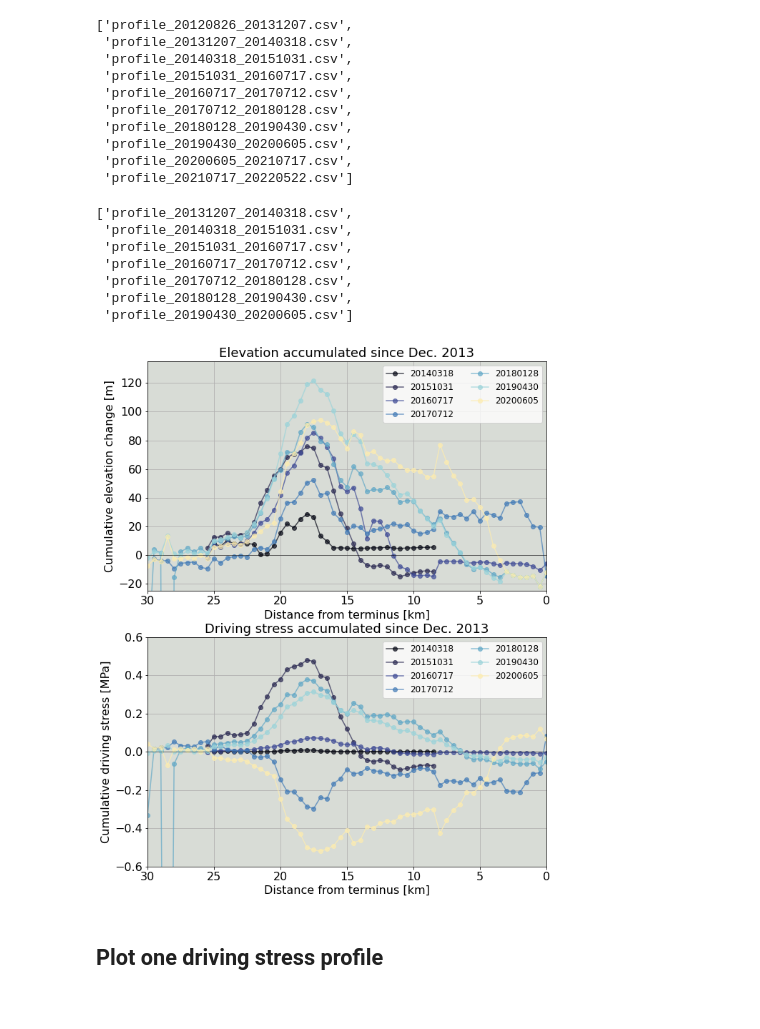
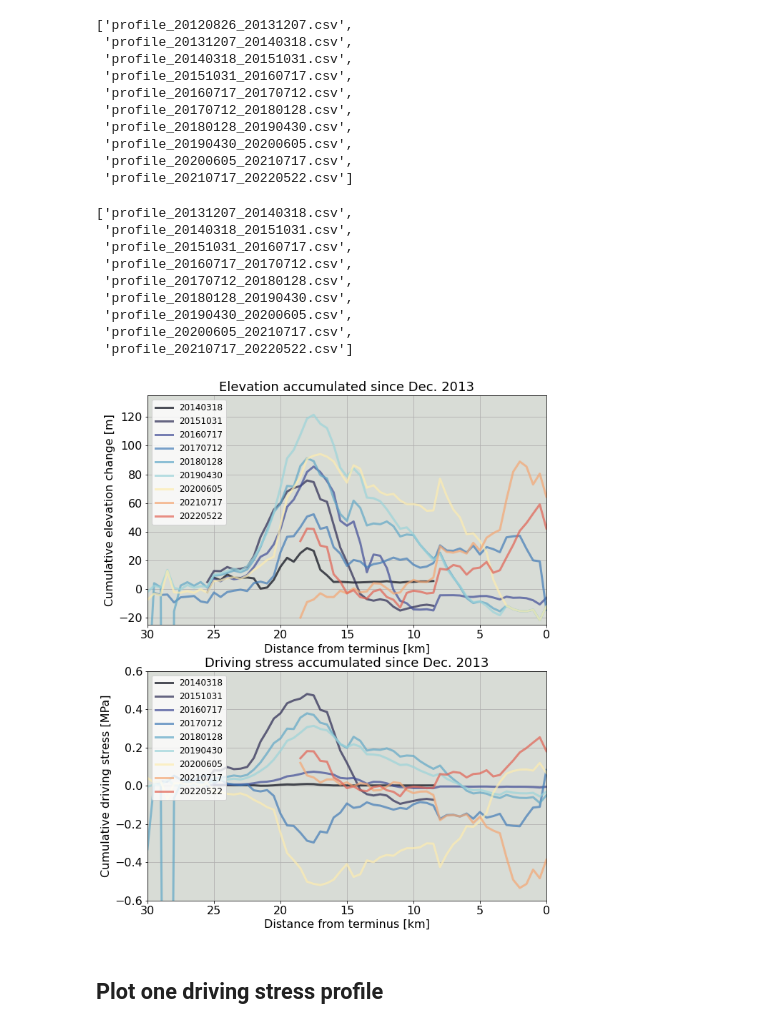
Before and after one commit to jukesliu/TG-surge, a Jupyter notebook: centerline_elevation_processing.ipynb, the cells around one changed output. Saved outputs shown, nothing was run; the diff lists cells and outputs as text; code cells hidden in the pictures.

```diff
--- a/centerline_elevation_processing.ipynb
+++ b/centerline_elevation_processing.ipynb
@@ -22,7 +23,7 @@ clinepath = '/Users/jukesliu/Documents/TURNER/DATA/shapefiles_gis/centerlines/'
 for file in os.listdir(clinepath):
     if file.endswith('.shp'):
         print(file)
-cfile = 'centerline_n_utm07_500m_circlebuffer.shp'
+cfile = 'centerline_n_utm07_250m_circlebuffer.shp'
 ########################################################
 print(); print(cfile, 'CHOSEN')
 
@@ -406,6 +509,8 @@ filenames
  'profile_20190430_20200605.csv',
  'profile_20200605_20210717.csv',
  'profile_20210717_20220522.csv']
+# %%
+filenames = filenames[1:-2]
 # %%
 fig, ax = plt.subplots(figsize=(10,6))
 fs = 18
@@ -475,7 +588,7 @@ filenames
  'profile_20210717_20220522.csv']
 # %%
 # quisecence only:
-filenames = filenames[:-2]
+# filenames = filenames[:-1]
 filenames = filenames[1:]
 filenames
 # %% [output]
@@ -485,15 +598,35 @@ filenames
  'profile_20160717_20170712.csv',
  'profile_20170712_20180128.csv',
  'profile_20180128_20190430.csv',
- 'profile_20190430_20200605.csv']
+ 'profile_20190430_20200605.csv',
+ 'profile_20200605_20210717.csv',
+ 'profile_20210717_20220522.csv']
 # %%
 fig, (ax, ax2) = plt.subplots(2,1,figsize=(10,13))
 fs = 16
 alpha = 0.7
+lw = 3
 # background_col='xkcd:pale grey'
 background_col='xkcd:light grey'
 colors_cold = cmocean.cm.ice(np.linspace(0,1,7))
 colors_warm = cmocean.cm.matter(np.linspace(0,1,6))
+ax.set_xlim(30,0)
+
+ax.tick_params(axis='both', which='major', labelsize=fs)
+ax.set_ylim([-25,135])
+ax.set_ylabel('Cumulative elevation change [m]', fontsize=fs)
+ax.set_xlabel('Distance from terminus [km]', fontsize=fs)
+
+ax2.set_xlim(30,0)
+ax2.set_ylim(-0.6,0.6)
+ax2.tick_params(axis='both', which='major', labelsize=fs)
+ax2.set_xlabel('Distance from terminus [km]', fontsize=fs)
+ax2.set_ylabel('Cumulative driving stress [MPa]', fontsize=fs)
+
+ax.grid(); ax2.grid()
+ax.set_facecolor(background_col); ax2.set_facecolor(background_col)
+ax.set_title('Elevation accumulated since Dec. 2013',fontsize=fs+2)
+ax2.set_title('Driving stress accumulated since Dec. 2013',fontsize=fs+2)
 
 legends = []
 a = 0
@@ -509,59 +642,44 @@ for filename in filenames:
     # grab the slope change
     slope_change = float(ss_td_df[ss_td_df.ds1 == ds1].slope_change)
 
     df = pd.read_csv(dem_diff_path+newfolder+'/'+filename)
     if c == 0:
         elev_diff = np.array(df.mean_elev_diff)
         elev_diff[np.isnan(elev_diff)] = 0
         cumulative_elev_diff = elev_diff
 #     elif ds1 == '20180128':
 #         print(elev_diff)
     else:
         elev_diff = np.array(df.mean_elev_diff)
-        elev_diff[np.isnan(elev_diff)] = 0
+        if not (ds2.startswith('2021') or ds2.startswith('2022')):
+            elev_diff[np.isnan(elev_diff)] = 0
         cumulative_elev_diff = cumulative_elev_diff + elev_diff
     max_driving_stress = np.nanmax(elev_diff*9.81*917);
     max_increase_driving_stress.append(max_driving_stress); ds1s.append(ds1); ds2s.append(ds2)
     nan_cumulative_elev = cumulative_elev_diff.copy() # copy the cumulative_elev_diff
     nan_cumulative_elev[cumulative_elev_diff == 0] = np.NaN
 #     ax.plot(df.dist_m/1000, cumulative_elev_diff, 'o-', color=colors[a])
 
     if ds2.startswith('202'): # surge
-        ax.plot(df.dist_m/1000, nan_cumulative_elev, 'o-', color=colors_warm[a], alpha=alpha) #
-        ax2.plot(df.dist_m/1000, nan_cumulative_elev*9.81*917*slope_change/10000, 'o-', color=colors_warm[a],alpha=alpha)
+        ax.plot(df.dist_m/1000, nan_cumulative_elev, '-', color=colors_warm[a], linewidth=lw, alpha=alpha) #
+        ax2.plot(df.dist_m/1000, nan_cumulative_elev*9.81*917*slope_change/10000, '-', linewidth=lw, color=colors_warm[a],alpha=alpha)
         a += 1
     elif ds1.startswith('2012'): # end of the last surge
-        ax.plot(df.dist_m/1000, nan_cumulative_elev, 'o-', color='white') # # Elevation
+        ax.plot(df.dist_m/1000, nan_cumulative_elev, '-', color='white') # # Elevation
     else:
-        ax.plot(df.dist_m/1000, nan_cumulative_elev, 'o-', color=colors_cold[b], alpha=alpha)
-        ax2.plot(df.dist_m/1000, nan_cumulative_elev*9.81*917*slope_change/10000, 'o-', color=colors_cold[b],alpha=alpha)
+        ax.plot(df.dist_m/1000, nan_cumulative_elev, '-', color=colors_cold[b], linewidth=lw, alpha=alpha)
+        ax2.plot(df.dist_m/1000, nan_cumulative_elev*9.81*917*slope_change/10000, '-', linewidth=lw, color=colors_cold[b],alpha=alpha)
         b += 1
     c += 1
-ax.set_xlim(30,0)
-ax.plot([30, 0], [0, 0], 'k-', linewidth=0.5);
-ax.tick_params(axis='both', which='major', labelsize=fs)
-ax.set_ylim([-25,135])
-ax.set_ylabel('Cumulative elevation change [m]', fontsize=fs)
-ax.set_xlabel('Distance from terminus [km]', fontsize=fs)
-ax.legend(legends, loc='upper right', ncol=2, fontsize=fs-4)
+    ax.legend(legends, loc='upper left', ncol=1, fontsize=fs-4)
+    ax2.legend(legends, loc='upper left', ncol=1, fontsize=fs-4)
 
-ax2.set_xlim(30,0)
-ax2.set_ylim(-0.6,0.6)
-ax2.tick_params(axis='both', which='major', labelsize=fs)
-ax2.plot([30, 0], [0, 0], 'k-', linewidth=0.5)
-ax2.set_xlabel('Distance from terminus [km]', fontsize=fs)
-ax2.set_ylabel('Cumulative driving stress [MPa]', fontsize=fs)
-ax2.legend(legends, loc='upper right', ncol=2, fontsize=fs-4)
+    plt.savefig(dem_outpath+'figures/cumulative_dh_dstress_'+ds2+'.png', dpi=200)
 
-
-ax.grid(); ax2.grid()
-ax.set_facecolor(background_col); ax2.set_facecolor(background_col)
-ax.set_title('Elevation accumulated since Dec. 2013',fontsize=fs+2)
-ax2.set_title('Driving stress accumulated since Dec. 2013',fontsize=fs+2)
 # fig.savefig(dem_outpath+'figures/cumulative_driving_stress_quiescence_wslope.png', dpi=200)
 plt.show()
 # %% [output]
-[figure, old version]
+[figure, new version]
 # %%
 # # driving stress
 # max_ds_df = pd.DataFrame(list(zip(ds1s, ds2s, max_increase_driving_stress)), columns=['ds1','ds2','max_increase_ds_kPa'])
```
Also changed, not shown: parts of 11 cells of this notebook, 9 other files.
